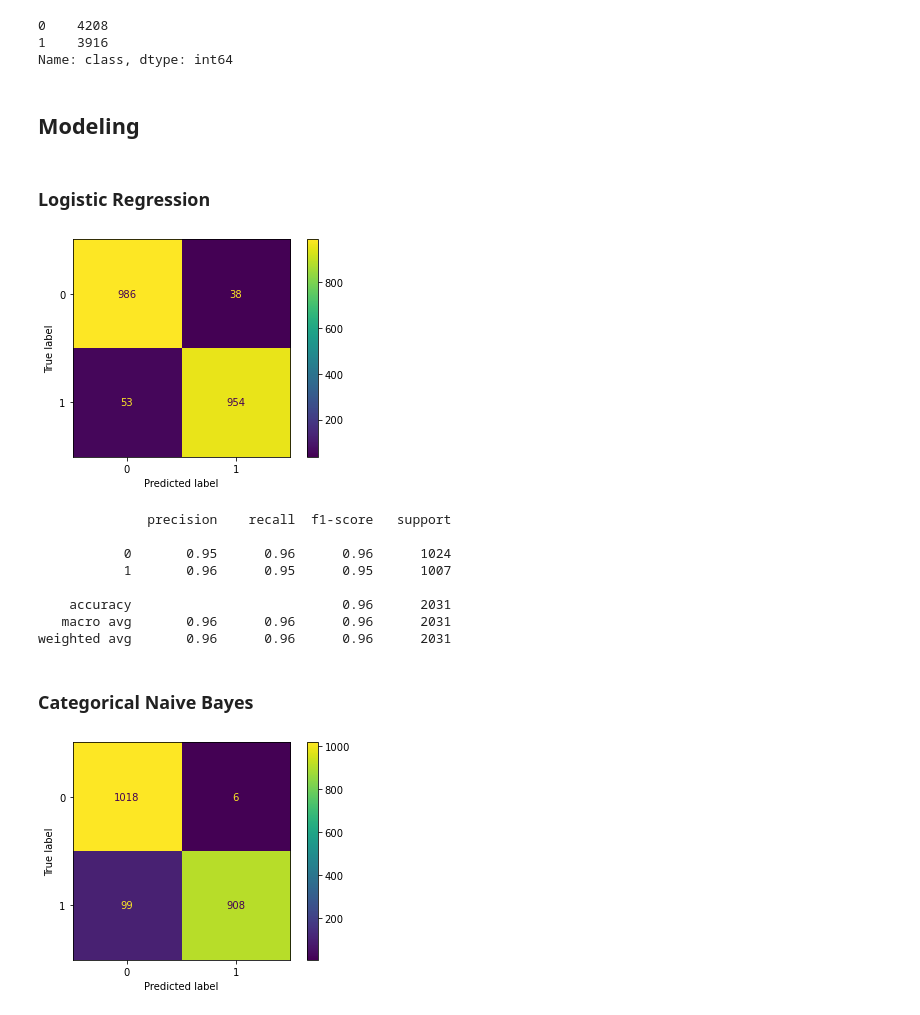
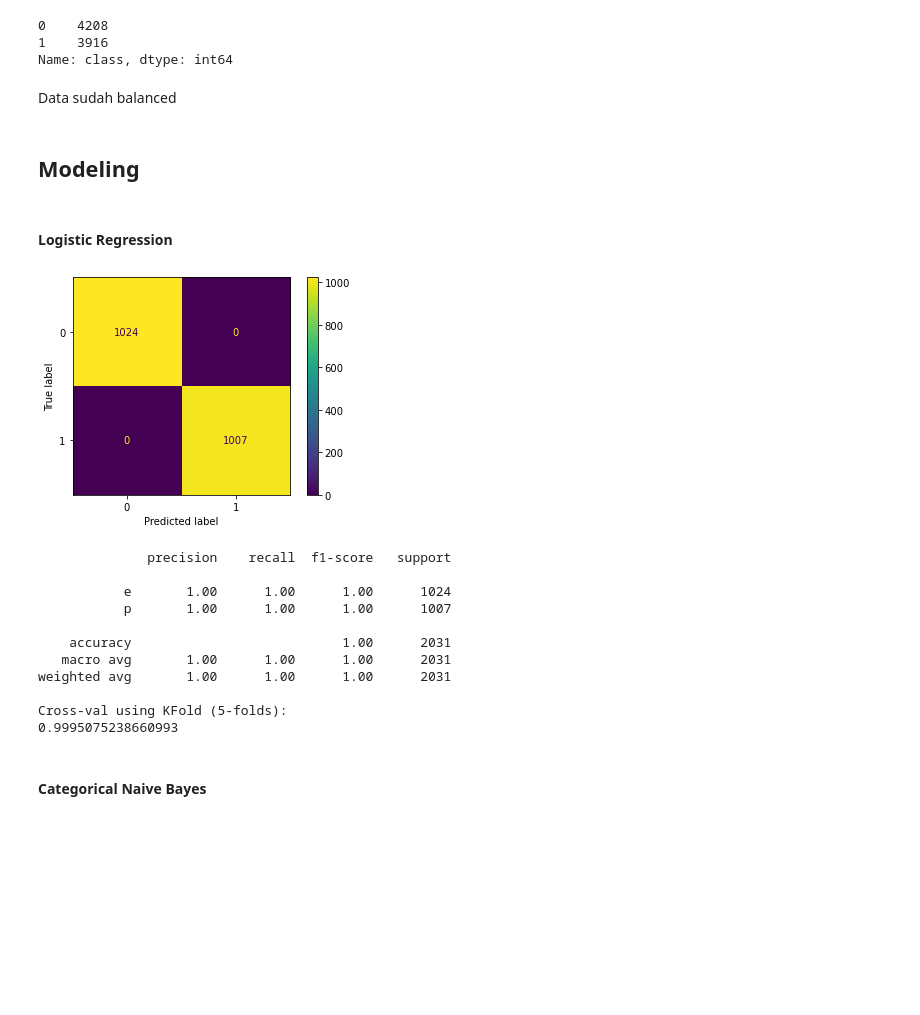
Before and after one commit to royandhika/classification-mushroom, a Jupyter notebook: classification.ipynb, the cells around one changed output. Cells and saved outputs as stored; diff of their text form; code cells hidden in the pictures; blank space fills up the shorter version.

Commit message:
add cross validation

```diff
--- a/test.ipynb
+++ b/classification.ipynb
@@ -183,0 +186,4 @@ df.columns.to_list()
+# %%
+dfencoded = pd.get_dummies(df.iloc[:,1:])
+dfencoded = pd.concat([df['class'], dfencoded], axis=1)
+dfencoded
@@ -209,5 +231,7 @@ dfN['class'].value_counts()
 0    4208
 1    3916
 Name: class, dtype: int64
+# %% [markdown]
+Data sudah balanced
 # %% [markdown]
 ## Modeling
@@ -214,8 +253,22 @@ Name: class, dtype: int64
 # %%
-from sklearn.model_selection import train_test_split
-X = dfN.iloc[:, 1:]
-y = dfN['class']
+X = dfencoded.iloc[:, 1:]
+y = dfencoded['class']
 
 X_train, X_test, y_train, y_test = train_test_split(X, y, test_size = .25, random_state = 128)
+# %%
+def benchmark(model) :
+    alg = model
+    alg.fit(X_train, y_train)
+    y_hat = alg.predict(X_test)
+
+    disp = ConfusionMatrixDisplay(confusion_matrix(y_test, y_hat))
+    disp.plot()
+    plt.show()
+    print(classification_report(y_test, y_hat))
+    # Kfold validation
+    cv = StratifiedKFold(n_splits = 5, shuffle = True, random_state = 12)
+    print('Cross-val using KFold (5-folds):')
+    cvs = cross_val_score(model, X_train, y_train, cv = cv)
+    print(f'{cvs.mean()}')
 # %% [markdown]
-### Logistic Regression
+#### Logistic Regression
@@ -228,26 +275,17 @@ y_pred = lr.predict(X_test)
-# %%
-from sklearn.metrics import confusion_matrix
-from sklearn.metrics import ConfusionMatrixDisplay
-
-confusion_matrix(y_test, y_pred)
-disp = ConfusionMatrixDisplay(confusion_matrix(y_test, y_pred))
-
-disp.plot()
-plt.show()
-# %% [output]
-[figure, removed]
-# %%
-from sklearn.metrics import classification_report
-
-print(classification_report(y_test, y_pred))
-# %% [output]
-              precision    recall  f1-score   support
-
-           0       0.95      0.96      0.96      1024
-           1       0.96      0.95      0.95      1007
-
-    accuracy                           0.96      2031
-   macro avg       0.96      0.96      0.96      2031
-weighted avg       0.96      0.96      0.96      2031
+# %%
+benchmark(LogisticRegression())
+# %% [output]
+[figure, added]
+              precision    recall  f1-score   support
+
+           e       1.00      1.00      1.00      1024
+           p       1.00      1.00      1.00      1007
+
+    accuracy                           1.00      2031
+   macro avg       1.00      1.00      1.00      2031
+weighted avg       1.00      1.00      1.00      2031
+
+Cross-val using KFold (5-folds):
+0.9995075238660993
 # %% [markdown]
-### Categorical Naive Bayes
+#### Categorical Naive Bayes
@@ -260,8 +291,0 @@ y_pred = nb.predict(X_test)
-# %%
-confusion_matrix(y_test, y_pred)
-disp = ConfusionMatrixDisplay(confusion_matrix(y_test, y_pred))
-
-disp.plot()
-plt.show()
-# %% [output]
-[figure, removed]
```
Also changed, not shown: parts of 16 cells of this notebook.
